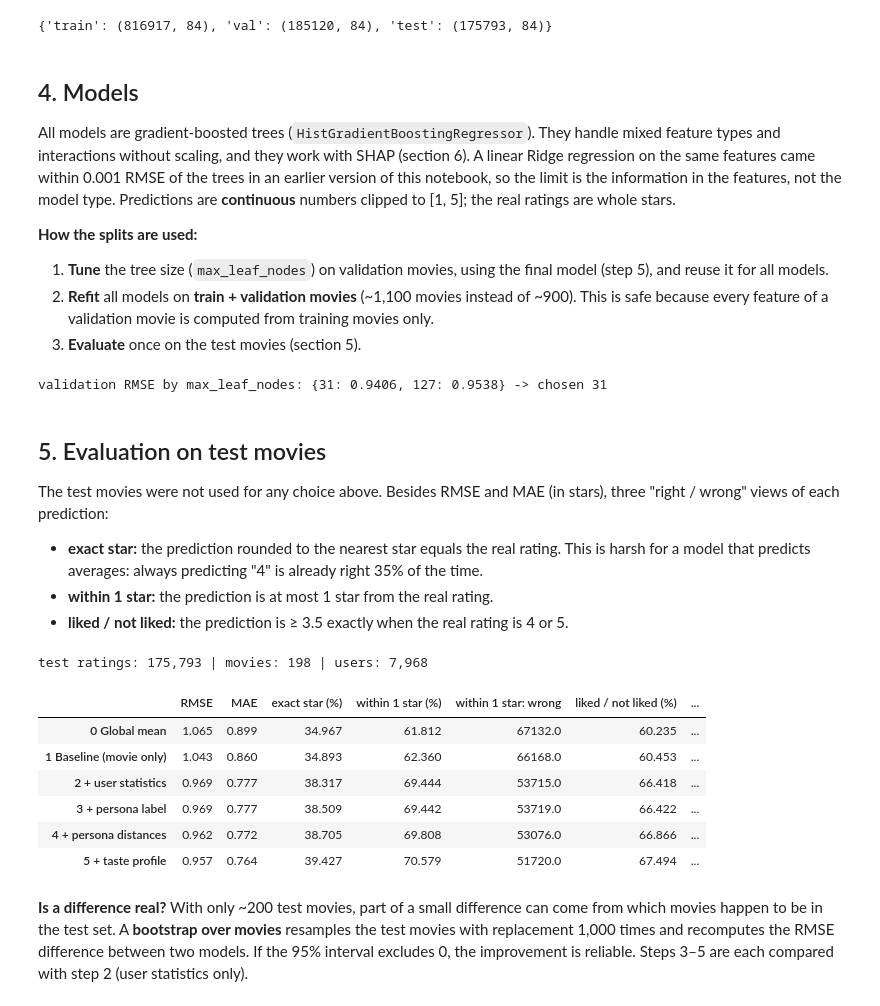
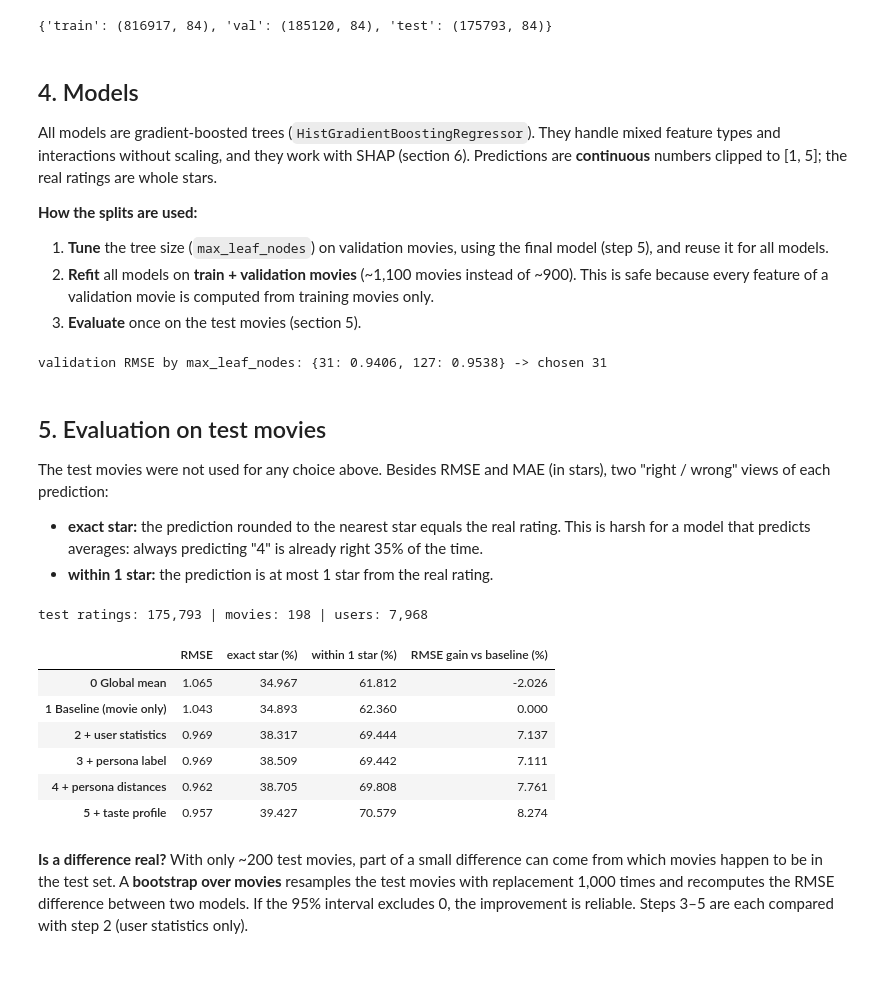
Before and after one commit to ReviBa/applied-DS-project, a Jupyter notebook: notebooks/09_rating_model.ipynb, the cells around one changed output. Cells and saved outputs as stored; diff of their text form; code cells hidden in the pictures; blank space fills up the shorter version.

```diff
--- a/notebooks/09_rating_model.ipynb
+++ b/notebooks/09_rating_model.ipynb
@@ -206,7 +206,7 @@ print({s: X[s].shape for s in SPLITS})
 # %% [markdown]
 ## 4. Models
 
-All models are gradient-boosted trees (`HistGradientBoostingRegressor`). They handle mixed feature types and interactions without scaling, and they work with SHAP (section 6). A linear Ridge regression on the same features came within 0.001 RMSE of the trees in an earlier version of this notebook, so the limit is the information in the features, not the model type. Predictions are **continuous** numbers clipped to [1, 5]; the real ratings are whole stars.
+All models are gradient-boosted trees (`HistGradientBoostingRegressor`). They handle mixed feature types and interactions without scaling, and they work with SHAP (section 6). Predictions are **continuous** numbers clipped to [1, 5]; the real ratings are whole stars.
 
 **How the splits are used:**
 1. **Tune** the tree size (`max_leaf_nodes`) on validation movies, using the final model (step 5), and reuse it for all models.
@@ -257,38 +257,34 @@ models = {name: fit(cols, X_fit, y_fit, BEST_LEAVES) for name, cols in FEATURES.
 # %% [markdown]
 ## 5. Evaluation on test movies
 
-The test movies were not used for any choice above. Besides RMSE and MAE (in stars), three "right / wrong" views of each prediction:
+The test movies were not used for any choice above. Besides RMSE and MAE (in stars), two "right / wrong" views of each prediction:
 - **exact star:** the prediction rounded to the nearest star equals the real rating. This is harsh for a model that predicts averages: always predicting "4" is already right 35% of the time.
 - **within 1 star:** the prediction is at most 1 star from the real rating.
-- **liked / not liked:** the prediction is ≥ 3.5 exactly when the real rating is 4 or 5.
 # %%
 y_test = y["test"]
 pred = {"0 Global mean": np.full(len(y_test), global_mean)}
 pred |= {name: predict(model, X["test"], FEATURES[name]) for name, model in models.items()}
 
 scores = pd.DataFrame({
     name: {
         "RMSE": rmse(y_test, p),
-        "MAE": float(np.mean(np.abs(y_test - p))),
         "exact star (%)": 100 * np.mean(np.rint(p) == y_test),
         "within 1 star (%)": 100 * np.mean(np.abs(p - y_test) <= 1),
-        "within 1 star: wrong": int(np.sum(np.abs(p - y_test) > 1)),
-        "liked / not liked (%)": 100 * np.mean((p >= 3.5) == (y_test >= 4)),
     }
     for name, p in pred.items()
 }).T
 scores["RMSE gain vs baseline (%)"] = 100 * (1 - scores["RMSE"] / scores.loc[BASE, "RMSE"])
 print(f"test ratings: {len(y_test):,} | movies: {parts['test']['netflix_movie_id'].nunique()} | users: {parts['test']['rater_id'].nunique():,}")
 scores.round(3)
 # %% [output]
 test ratings: 175,793 | movies: 198 | users: 7,968
-|  | RMSE | MAE | exact star (%) | within 1 star (%) | within 1 star: wrong | liked / not liked (%) | ... |
-| 0 Global mean | 1.065 | 0.899 | 34.967 | 61.812 | 67132.0 | 60.235 | ... |
-| 1 Baseline (movie only) | 1.043 | 0.860 | 34.893 | 62.360 | 66168.0 | 60.453 | ... |
-| 2 + user statistics | 0.969 | 0.777 | 38.317 | 69.444 | 53715.0 | 66.418 | ... |
-| 3 + persona label | 0.969 | 0.777 | 38.509 | 69.442 | 53719.0 | 66.422 | ... |
-| 4 + persona distances | 0.962 | 0.772 | 38.705 | 69.808 | 53076.0 | 66.866 | ... |
-| 5 + taste profile | 0.957 | 0.764 | 39.427 | 70.579 | 51720.0 | 67.494 | ... |
+|  | RMSE | exact star (%) | within 1 star (%) | RMSE gain vs baseline (%) |
+| 0 Global mean | 1.065 | 34.967 | 61.812 | -2.026 |
+| 1 Baseline (movie only) | 1.043 | 34.893 | 62.360 | 0.000 |
+| 2 + user statistics | 0.969 | 38.317 | 69.444 | 7.137 |
+| 3 + persona label | 0.969 | 38.509 | 69.442 | 7.111 |
+| 4 + persona distances | 0.962 | 38.705 | 69.808 | 7.761 |
+| 5 + taste profile | 0.957 | 39.427 | 70.579 | 8.274 |
 # %% [markdown]
 **Is a difference real?** With only ~200 test movies, part of a small difference can come from which movies happen to be in the test set. A **bootstrap over movies** resamples the test movies with replacement 1,000 times and recomputes the RMSE difference between two models. If the 95% interval excludes 0, the improvement is reliable. Steps 3–5 are each compared with step 2 (user statistics only).
 # %%
```
Also changed, not shown: parts of 6 cells of this notebook.
